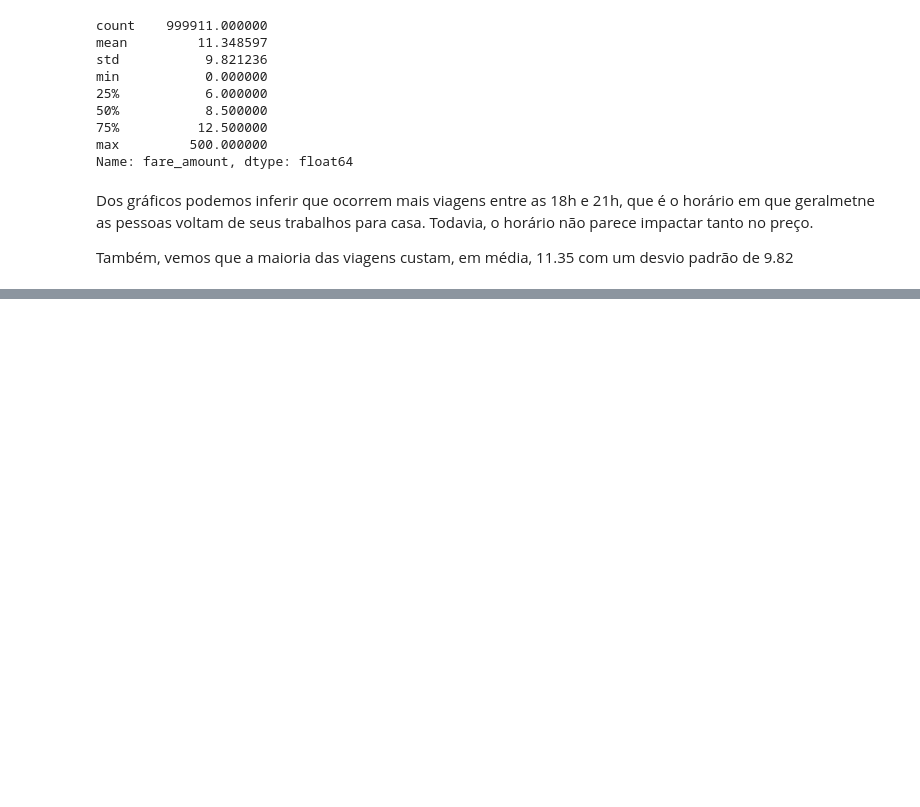
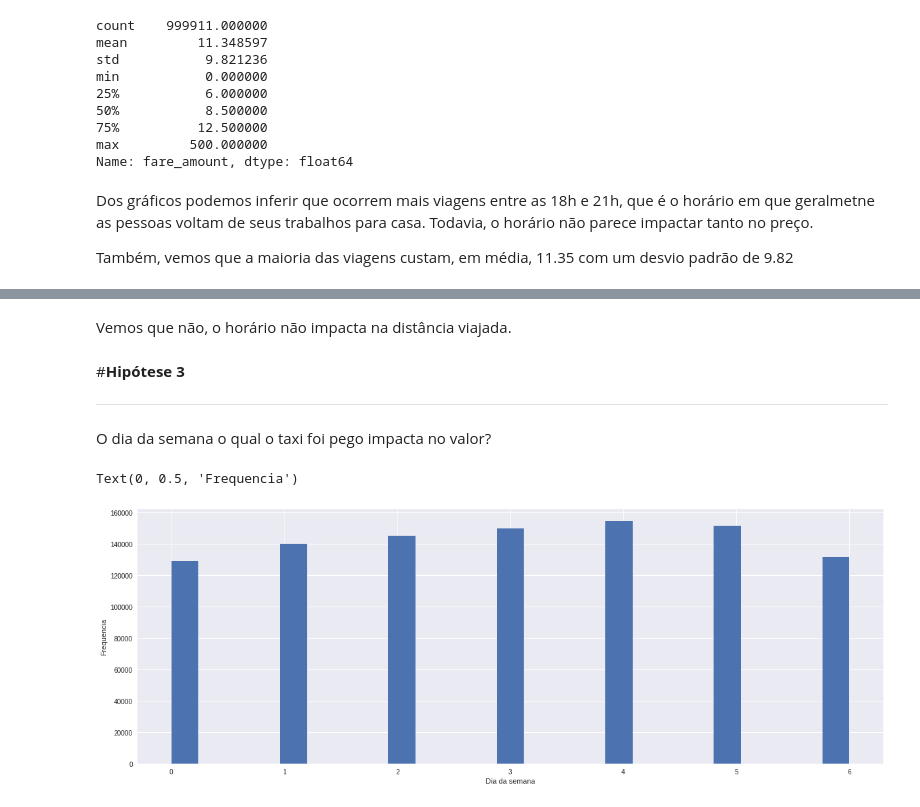
Before and after one commit to 51rL1N5/Prova_Esig, a Jupyter notebook: taxi_fare.ipynb, the cells around one changed output, grey strips where cells are left out. Cells and saved outputs as stored; diff of their text form; code cells hidden in the pictures; blank space fills up the shorter version.

Commit message:
Analisado a hipótese 3 do dai da semana

```diff
--- a/taxi_fare.ipynb
+++ b/taxi_fare.ipynb
@@ -337,0 +338,19 @@ plt.show()
+# %% [markdown]
+Vemos que não, o horário não impacta na distância viajada.
+# %% [markdown]
+#**Hipótese 3**
+
+
+---
+O dia da semana o qual o taxi foi pego impacta no valor?
+# %%
+# Primeiro vamos estudar como está distribuida a demanda por taxis ao longo dos dias da semana
+
+plt.figure(figsize=(20,7))
+
+chunk['Dia da semana'].hist(bins=25)
+plt.xlabel('Dia da semana')
+plt.ylabel('Frequencia')
+# %% [output]
+Text(0, 0.5, 'Frequencia')
+[figure, added]
```
Also changed, not shown: parts of 6 cells of this notebook.
